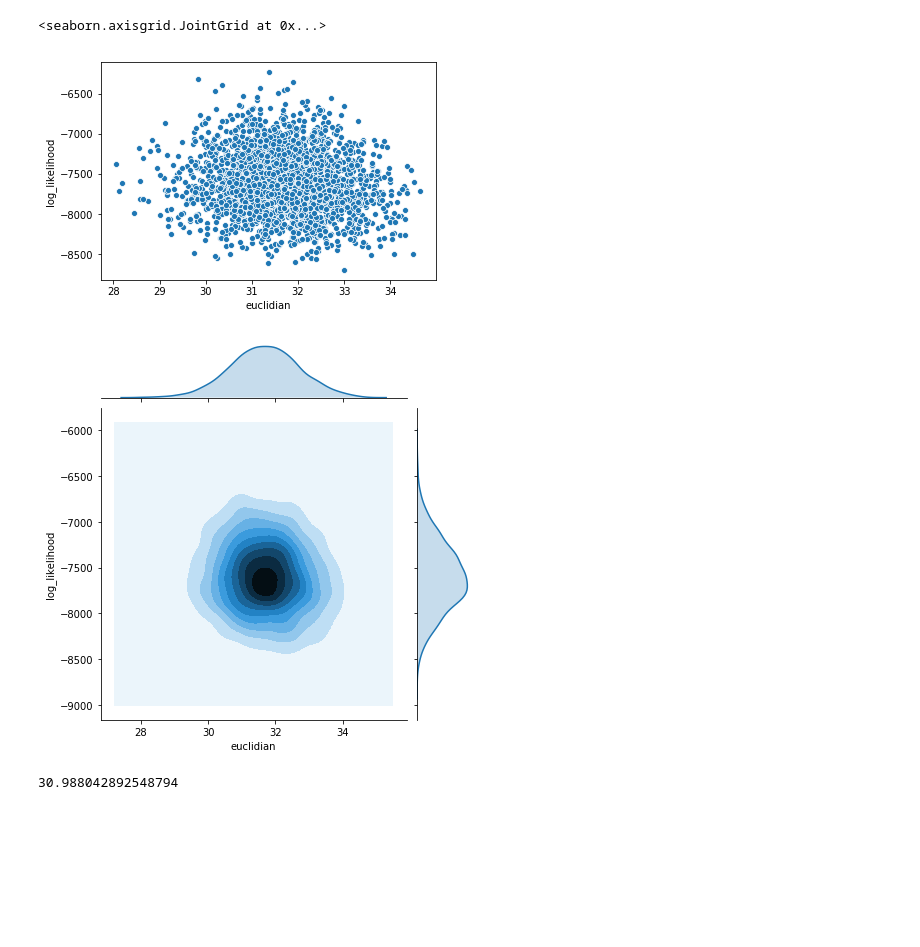
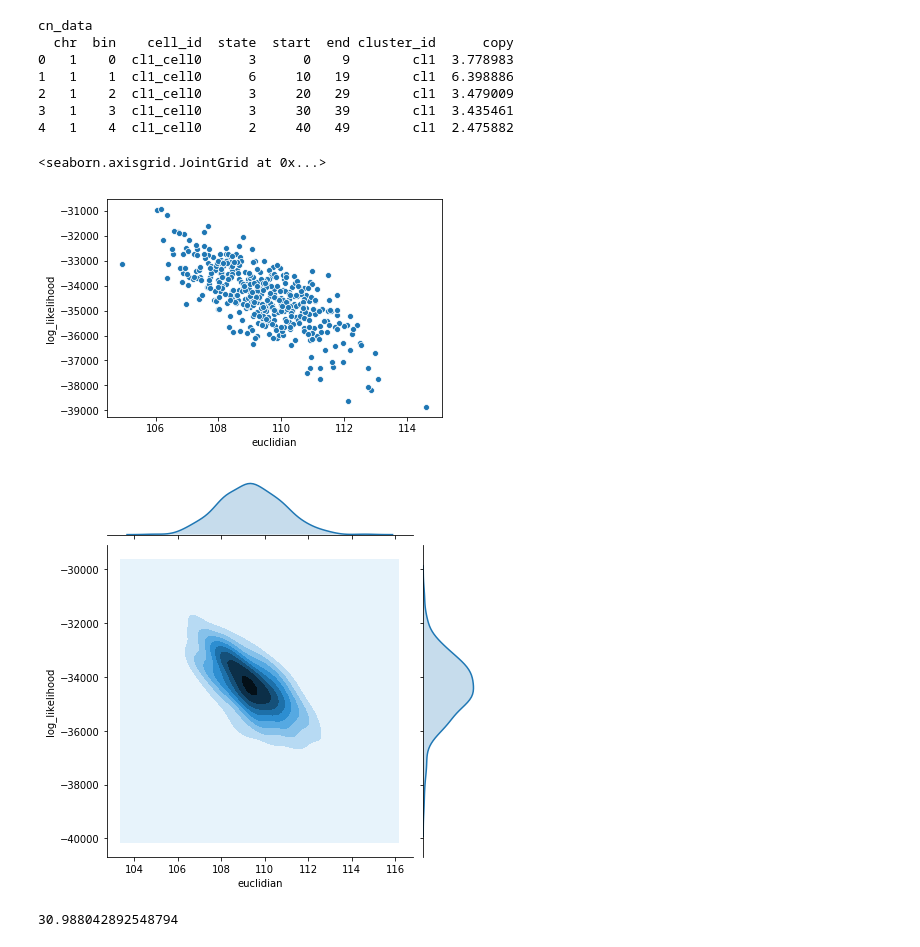
Before and after one commit to shahcompbio/scgenome-deprecated, a Jupyter notebook: notebooks/scratch.ipynb, the cells around one changed output. Cells and saved outputs as stored; diff of their text form; code cells hidden in the pictures; blank space fills up the shorter version.

```diff
--- a/notebooks/scratch.ipynb
+++ b/notebooks/scratch.ipynb
@@ -1,55 +1,84 @@
 # %%
 from scgenome import utils
 from scipy.spatial.distance import pdist, squareform
 from itertools import combinations
 import numpy as np
 from scgenome.jointcnmodels import get_variances, get_tr_probs, calculate_marginal_ll_simple
 from scipy import special
 import seaborn as sns
 import pandas as pd
 
-n_cell = 70
-n_bin = 500
-n_state = 4
-seed = 2
+n_cell = 30
+n_bin = 3000
 
-#cluster1 = cn_mat_poisson(samples_per_cluster, num_bin,
-#                          init_lambda=init_lambdas[0],
-#                          jump_lambda=jump_lambdas[0], seed=seeds[0],
-#                          max_cn=max_cn)
-np.random.seed(seed)
-cluster1 = np.concatenate([np.random.normal(size=n_bin)[np.newaxis,:] for i in range(n_cell)])
-clst1_cell_ids = [f"cl1_cell{i}" for i in range(n_cell)]
-cn_mat = cluster1
-cell_ids = clst1_cell_ids
-
+cn_mat = np.concatenate([1+np.random.poisson(lam=2, size=n_bin)[np.newaxis,:] for i in range(n_cell)])
+n_states = cn_mat.max()
+cell_ids = [f"cl1_cell{i}" for i in range(n_cell)]
 chr_names = ["1", "2"]
 df_cn_mat = utils.cn_mat_as_df(cn_mat, chr_names)
+#print(f"df_cn_mat \n {df_cn_mat}")
+
 cn_data = utils.cn_mat_to_cn_data(df_cn_mat, cell_id_vals=cell_ids)
 cn_data["cluster_id"] = cn_data["cell_id"].str.split("_", expand=True).iloc[:, 0]
-np.random.seed(1)
-cn_data["copy2"] = cn_data["copy"] + np.absolute(np.random.normal(size=cn_data.shape[0], scale=0.3))
-cn_data.columns = ["chr", "bin", "cell_id", "state", "start", "end","cluster_id", "copy"]
+cn_data["state"] = cn_data["copy"] + abs(np.random.normal(scale=0.5,size=cn_data.shape[0]))
+cn_data.columns = ["chr","bin","cell_id","state","start","end","cluster_id","copy"]
 
-matrix_data, measurement, cell_ids = utils.cn_data_to_mat_data_ids(cn_data, value_ids=["copy"])
-variances = get_variances(cn_data, matrix_data, n_state)
-tr_probs = get_tr_probs(n_bin, n_state)
-tr_mat = np.log(tr_probs)
+#matrix_data, measurement, cell_ids = utils.cn_data_to_mat_data_ids(cn_data, value_ids=["copy"])
+#matrix_data2 = (
+#    cn_data
+#        .merge(pd.DataFrame({'cell_id': cell_ids}))
+#        .set_index(['chr', 'start', 'cell_id'])[['state', 'copy']]
+#        .unstack(level=2, fill_value=0.))
+
+print("cn_data")
+print(cn_data.head())
+#variances = get_variances(cn_data, matrix_data, n_state)
+cell_state_var = cn_data[['cell_id', 'state', 'copy']].dropna() \
+                    .groupby(['cell_id', 'state'])['copy'] \
+                    .var().rename('copy_var') \
+                    .reset_index()
+#print("cell_state_var")
+#print(cell_state_var)
+
+variances = cell_state_var.set_index(["state",'cell_id'])['copy_var'].unstack()
+#print(variances.head())
+#print(variances.shape)
+variances = variances.reindex(columns=cell_ids, index=range(n_states)).fillna(0.05).T
+variances = variances.values
+
+variances[variances < 0.001] = 0.001
+
+my_variances = get
+#variances = get_variances(cn_data, matrix_data, n_state)
+
+trans_model = {"kind":"twoparam", "e0": 0.9, "e1": 0.1}
 
 pw_euc = squareform(pdist(cn_mat))
 
 pw_ll = np.zeros((n_cell, n_cell))
 for i,j in combinations(range(n_cell), 2):
-    pw_ll[i, j] = calculate_marginal_ll_simple(measurement[[i,j], :], variances[[i,j], :], tr_mat)
+    pw_ll[i, j] = calculate_marginal_ll_simple(cn_mat[[i,j], :], variances[[i,j], :], trans_model)
+
+#print(f"pw_euc \n{pw_euc}")
+#print(f"pw_ll \n{pw_ll}")
+#print(f"cn_mat \n{cn_mat}")
+#print(f"cn_data \n{cn_data}")
 
 pwd = pd.DataFrame({"euclidian" : pw_euc[np.triu_indices(n_cell,1)],
                     "log_likelihood" : pw_ll[np.triu_indices(n_cell,1)]})
 sns.scatterplot(data=pwd, x="euclidian", y="log_likelihood")
 sns.jointplot(data=pwd, x="euclidian", y="log_likelihood", kind="kde")
 # %% [output]
-<seaborn.axisgrid.JointGrid at 0x...>
+cn_data
+  chr  bin    cell_id  state  start  end cluster_id      copy
+0   1    0  cl1_cell0      3      0    9        cl1  3.778983
+1   1    1  cl1_cell0      6     10   19        cl1  6.398886
+2   1    2  cl1_cell0      3     20   29        cl1  3.479009
+3   1    3  cl1_cell0      3     30   39        cl1  3.435461
+4   1    4  cl1_cell0      2     40   49        cl1  2.475882
+<seaborn.axisgrid.JointGrid at 0x...>
-[figure, old version]
+[figure, new version]
-[figure, old version]
+[figure, new version]
 # %%
 sum((cn_mat[0,:] - cn_mat[1,:])**2)**0.5
 # %% [output]
```
Also changed, not shown: 5 other files.
